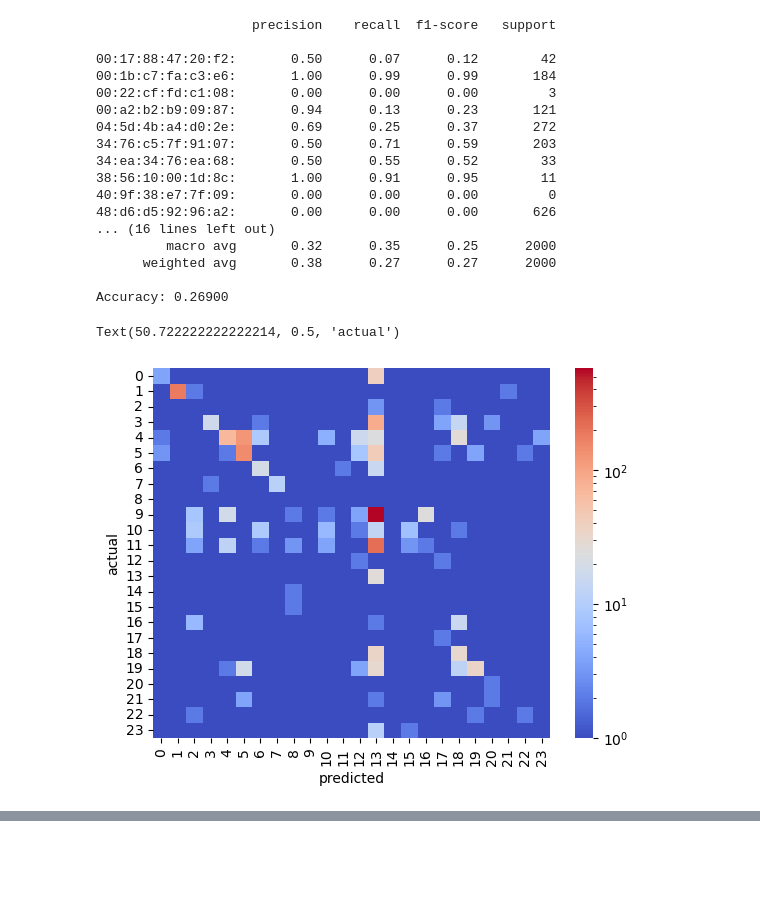
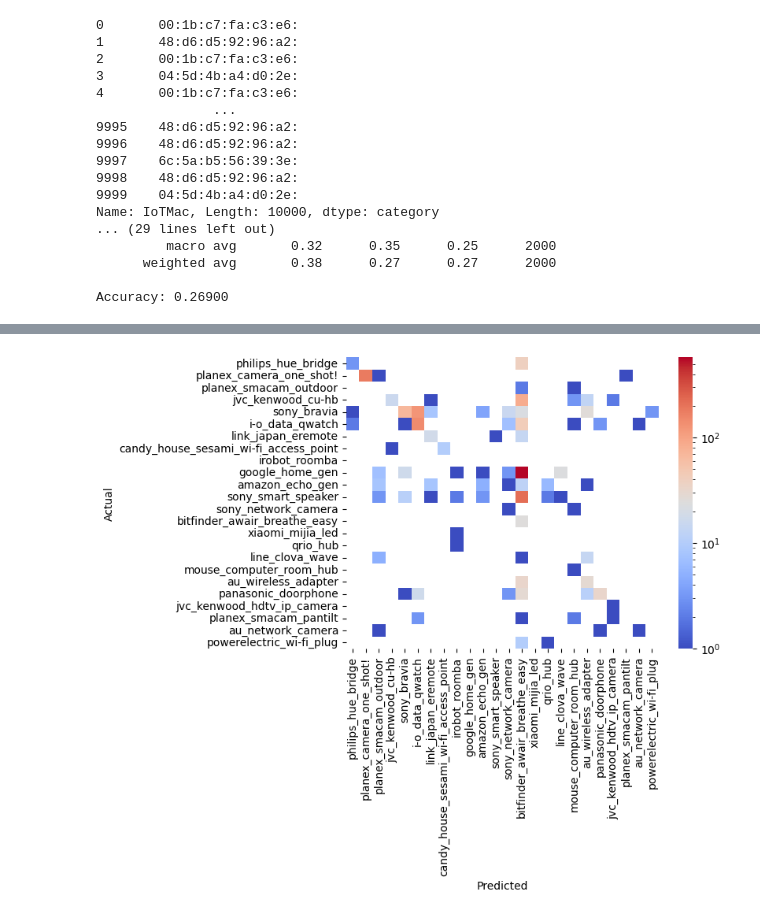
Before and after one commit to Shing-gor/classification-cybersecurity, a Jupyter notebook: models/naive_bayes.ipynb, the cells around one changed output, grey strips where cells are left out. Drawn from its saved outputs; the diff is of its cells as text; code cells hidden in the pictures; blank space fills up the shorter version.

Commit message:
some changes in heatmap

```diff
--- a/models/naive_bayes.ipynb
+++ b/models/naive_bayes.ipynb
@@ -23,7 +23,7 @@ column_names = [
     "UDP_others", "year_month"
 ]
 # Dropped dataset, IoTIP_int, hostIP_int, year_month
-df2 = pd.read_csv('sample.csv', names = column_names)
+df2 = pd.read_csv('../data/sample.csv', names = column_names)
 df = df2.drop(columns=['IoTIP', 'hostMac', 'dataset', 'IoTIP_int', 'hostIP_int','hostIP'])
 # Defines categorical variables
 categories = ['IoTMac',  'ipProto', 'reverseFlowExists', 'remote', 'broadcast', 'HTTP', 'HTTPS', 'DNS', 'NTP', 'TCP_others', 'UDP_others']
@@ -32,6 +32,8 @@ for var in categories:
 
 X = df.drop(columns=['IoTMac'])
 y = df['IoTMac']
+
+print(y)
 
 X = pd.get_dummies(X, drop_first=True)
 XTrain, XTest, yTrain, yTest = train_test_split(X, y, test_size=0.2, random_state=42)
@@ -50,28 +52,58 @@ print(f'Accuracy: {accuracy:.5f}')
 cmatrix = confusion_matrix(yTest, yPred)
 for f in cmatrix:
     f += 1
-import seaborn as sns
-from matplotlib.colors import LogNorm
-sns.heatmap(cmatrix, annot=False, cmap='coolwarm', norm=LogNorm())
-plt.xlabel("predicted")
-plt.ylabel("actual")
 # %% [output]
-                    precision    recall  f1-score   support
-
-00:17:88:47:20:f2:       0.50      0.07      0.12        42
-00:1b:c7:fa:c3:e6:       1.00      0.99      0.99       184
-00:22:cf:fd:c1:08:       0.00      0.00      0.00         3
-00:a2:b2:b9:09:87:       0.94      0.13      0.23       121
-04:5d:4b:a4:d0:2e:       0.69      0.25      0.37       272
-34:76:c5:7f:91:07:       0.50      0.71      0.59       203
-34:ea:34:76:ea:68:       0.50      0.55      0.52        33
-38:56:10:00:1d:8c:       1.00      0.91      0.95        11
-40:9f:38:e7:7f:09:       0.00      0.00      0.00         0
-48:d6:d5:92:96:a2:       0.00      0.00      0.00       626
-... (16 lines left out)
+0       00:1b:c7:fa:c3:e6:
+1       48:d6:d5:92:96:a2:
+2       00:1b:c7:fa:c3:e6:
+3       04:5d:4b:a4:d0:2e:
+4       00:1b:c7:fa:c3:e6:
+               ...
+9995    48:d6:d5:92:96:a2:
+9996    48:d6:d5:92:96:a2:
+9997    6c:5a:b5:56:39:3e:
+9998    48:d6:d5:92:96:a2:
+9999    04:5d:4b:a4:d0:2e:
+Name: IoTMac, Length: 10000, dtype: category
+... (29 lines left out)
          macro avg       0.32      0.35      0.25      2000
       weighted avg       0.38      0.27      0.27      2000
 
 Accuracy: 0.26900
-Text(50.722222222222214, 0.5, 'actual')
-[figure, removed]
+# %%
+
+import seaborn as sns
+from matplotlib.colors import LogNorm
+import re
+
+df3 = pd.read_csv('../data/sample.csv', names=column_names)
+
+# Convert 'IoTMac' to categorical
+df3['IoTMac'] = df3['IoTMac'].astype('category')
+
+# Create a mapping dictionary
+mac_to_dataset = dict(zip(df3['IoTMac'], df3['dataset']))
+
+# Print the categories of y to see the order
+y = df3['IoTMac']
+print("Categories of y:", y.cat.categories)
+
+# Create a list of tuples (MAC address, dataset value)
+result = [(mac, mac_to_dataset[mac]) for mac in y.cat.categories]
+
+# Modify the dataset values to remove the number and .csv extension
+modified_x = [(mac, re.split(r'\d', dataset)[0].rstrip('_')) for mac, dataset in result]
+
+print(modified_x)
+
+cmatrix = confusion_matrix(yTest, yPred)
+
+# Extract the modified dataset names for the heatmap labels
+dataset_names = [dataset for _, dataset in modified_x]
+
+# Plot the heatmap with the modified dataset names
+sns.heatmap(cmatrix, annot=False, cmap='coolwarm', norm=LogNorm(), xticklabels=dataset_names, yticklabels=dataset_names)
+plt.xlabel("Predicted")
+plt.ylabel("Actual")
+plt.show()
+# %% [output]
@@ -77,0 +120 @@ Text(50.722222222222214, 0.5, 'actual')
+[figure, added]
```
Also changed, not shown: parts of 1 cell of this notebook.
